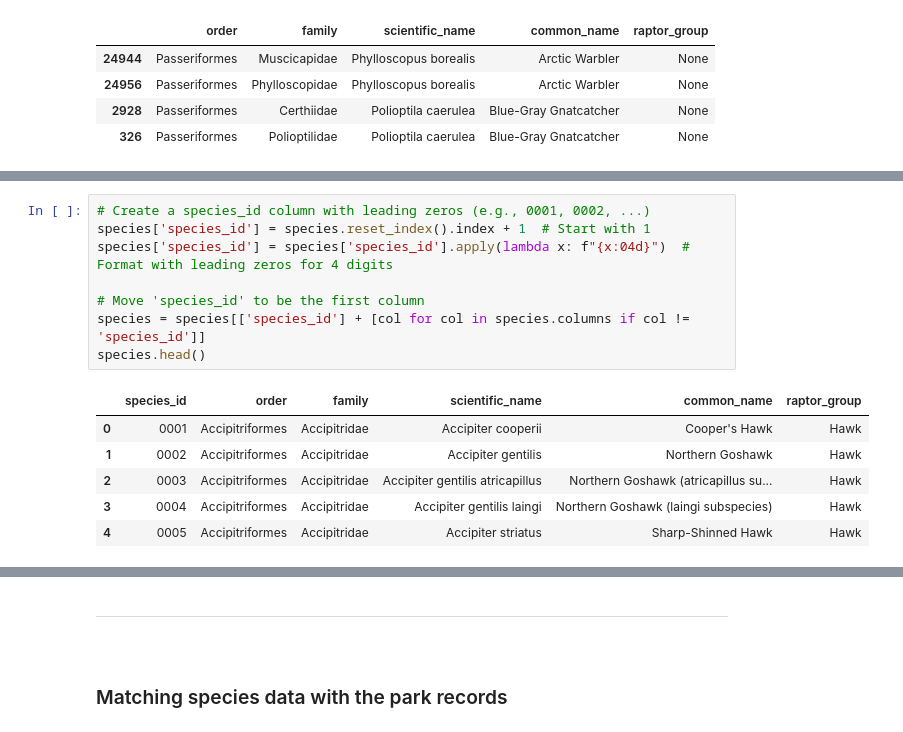
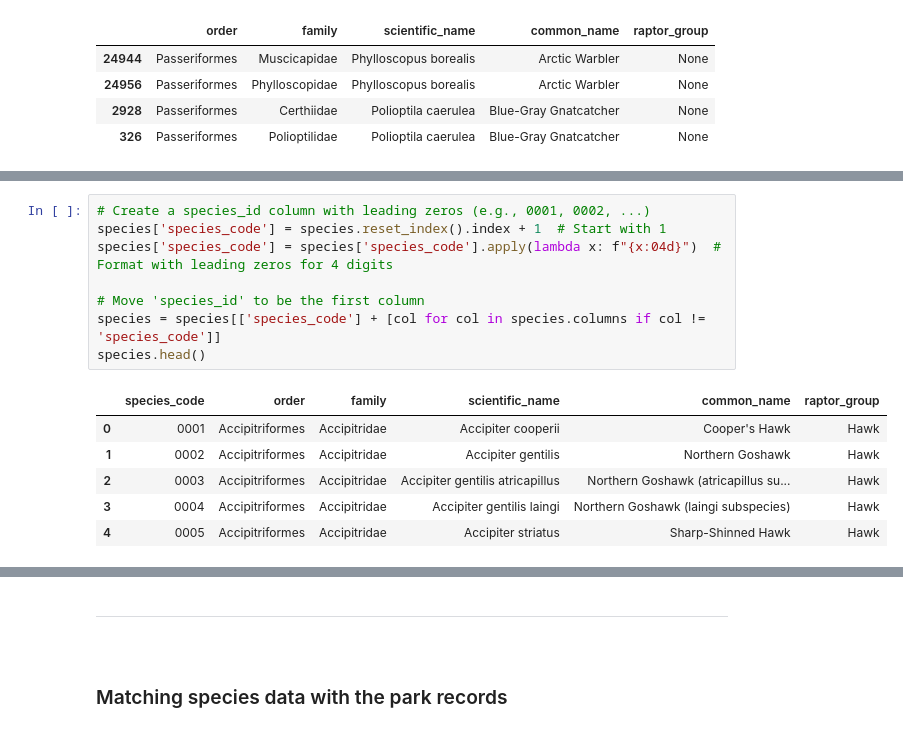
Before and after one commit to pineapple-bois/USNationalParks, a Jupyter notebook: DatabaseCreation.ipynb, the cells around one changed output, grey strips where cells are left out. Saved outputs shown, nothing was run; the diff lists cells and outputs as text.

Commit message:
Created 'species_code'

```diff
--- a/DatabaseCreation.ipynb
+++ b/DatabaseCreation.ipynb
@@ -182,13 +170,13 @@ Unique records: 1177
 # %%
 # Create a species_id column with leading zeros (e.g., 0001, 0002, ...)
-species['species_id'] = species.reset_index().index + 1  # Start with 1
-species['species_id'] = species['species_id'].apply(lambda x: f"{x:04d}")  # Format with leading zeros for 4 digits
+species['species_code'] = species.reset_index().index + 1  # Start with 1
+species['species_code'] = species['species_code'].apply(lambda x: f"{x:04d}")  # Format with leading zeros for 4 digits
 
 # Move 'species_id' to be the first column
-species = species[['species_id'] + [col for col in species.columns if col != 'species_id']]
+species = species[['species_code'] + [col for col in species.columns if col != 'species_code']]
 species.head()
 # %% [output]
-|  | species_id | order | family | scientific_name | common_name | raptor_group |
+|  | species_code | order | family | scientific_name | common_name | raptor_group |
 | 0 | 0001 | Accipitriformes | Accipitridae | Accipiter cooperii | Cooper's Hawk | Hawk |
 | 1 | 0002 | Accipitriformes | Accipitridae | Accipiter gentilis | Northern Goshawk | Hawk |
 | 2 | 0003 | Accipitriformes | Accipitridae | Accipiter gentilis atricapillus | Northern Goshawk (atricapillus su... | Hawk |
```
Also changed, not shown: parts of 4 cells of this notebook.
